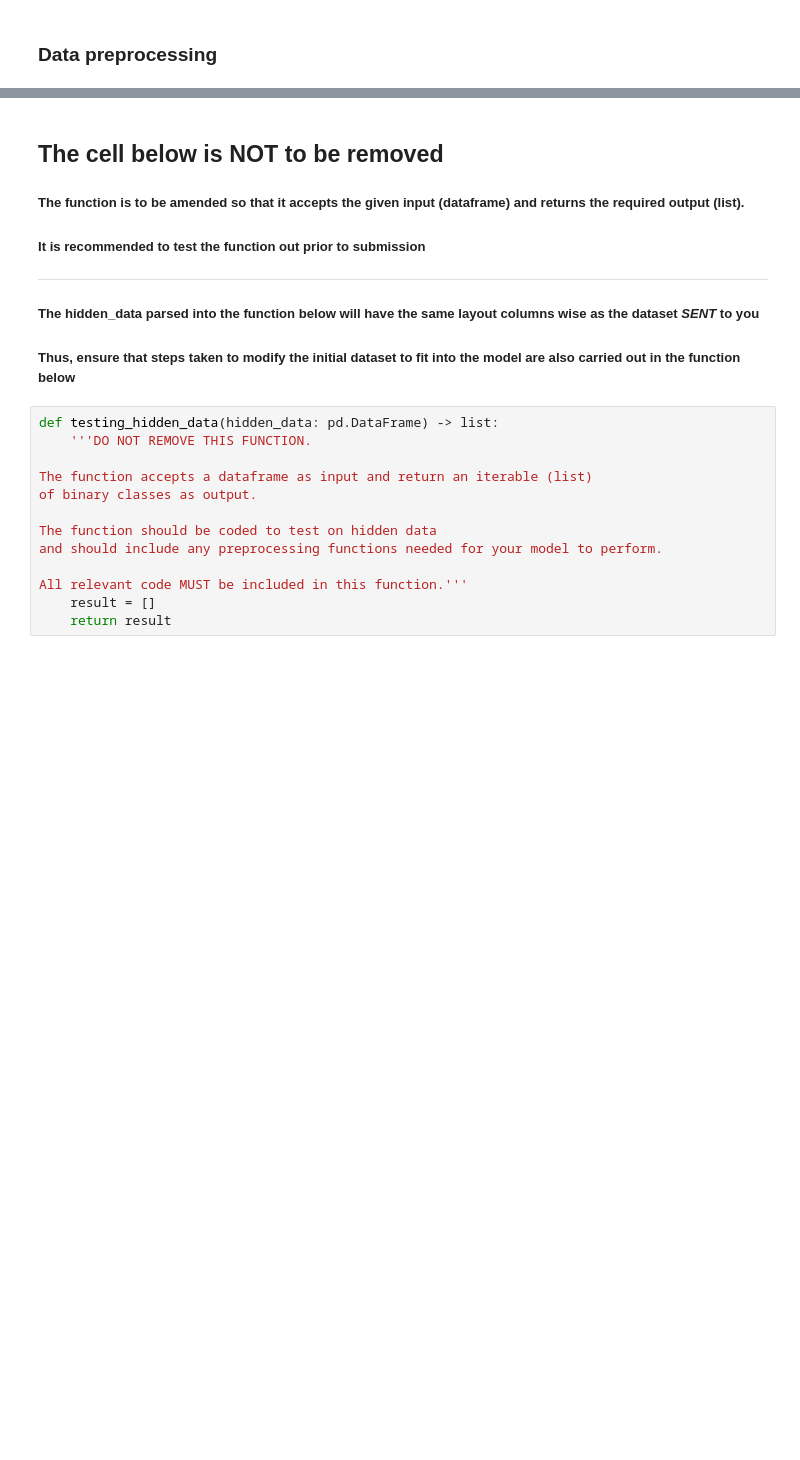
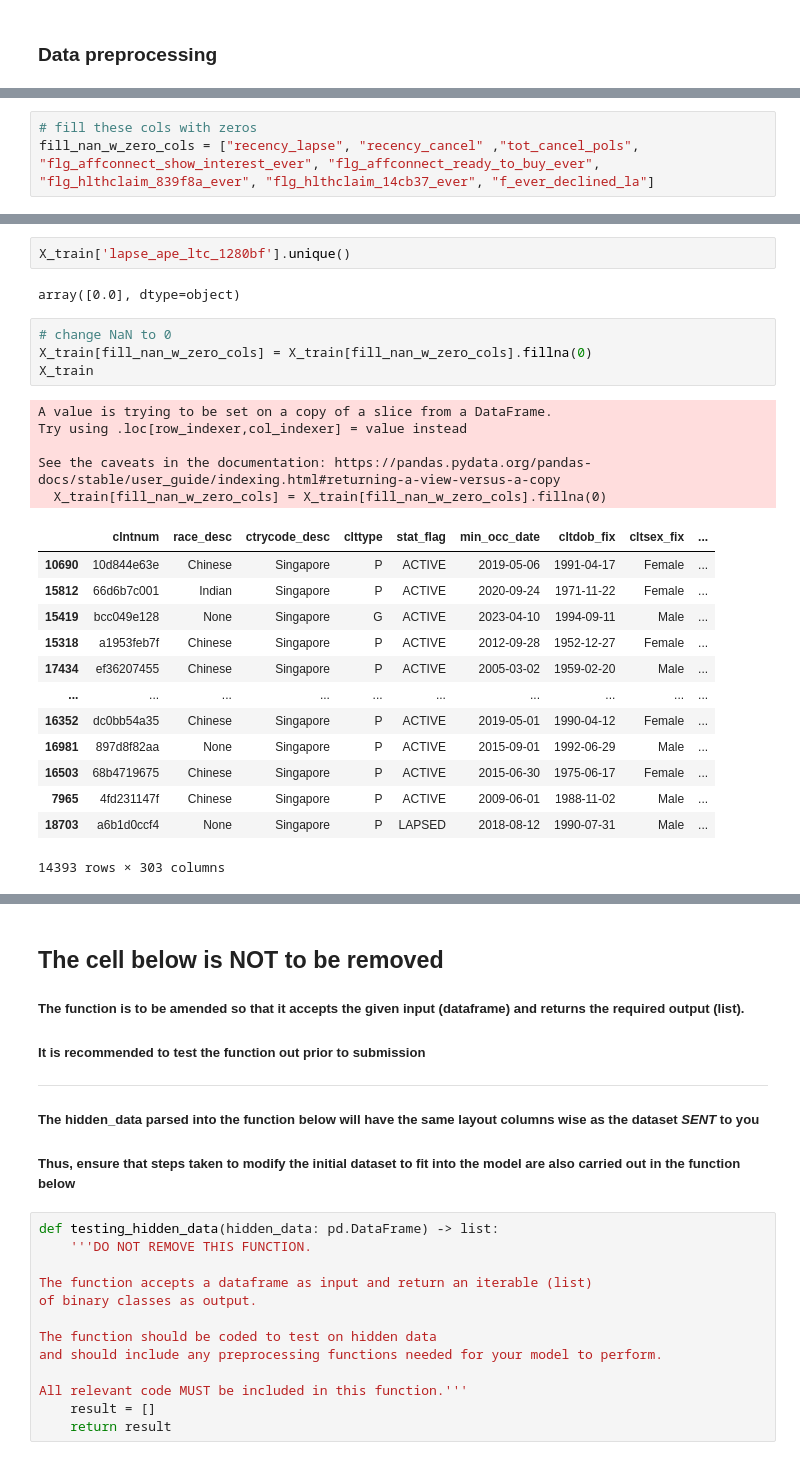
Before and after one commit to brandonneo00/NUS-SDS-Datathon-Singlife, a Jupyter notebook: NUS_DATATHON_SINGLIFE_TEAM NAME.ipynb, the cells around one changed output, grey strips where cells are left out. Drawn from its saved outputs; the diff is of its cells as text; blank space fills up the shorter version.

Commit message:
Some data preprocessing done halfway

```diff
--- a/NUS_DATATHON_SINGLIFE_TEAM NAME.ipynb
+++ b/NUS_DATATHON_SINGLIFE_TEAM NAME.ipynb
@@ -113,0 +184,3 @@ def impute(col):
+# %%
+# fill these cols with zeros
+fill_nan_w_zero_cols = ["recency_lapse", "recency_cancel" ,"tot_cancel_pols", "flg_affconnect_show_interest_ever", "flg_affconnect_ready_to_buy_ever", "flg_hlthclaim_839f8a_ever", "flg_hlthclaim_14cb37_ever", "f_ever_declined_la"]
@@ -113,0 +225,27 @@ def impute(col):
+# %%
+X_train['lapse_ape_ltc_1280bf'].unique()
+# %% [output]
+array([0.0], dtype=object)
+# %%
+# change NaN to 0
+X_train[fill_nan_w_zero_cols] = X_train[fill_nan_w_zero_cols].fillna(0)
+X_train
+# %% [output]
+A value is trying to be set on a copy of a slice from a DataFrame.
+Try using .loc[row_indexer,col_indexer] = value instead
+
+See the caveats in the documentation: https://pandas.pydata.org/pandas-docs/stable/user_guide/indexing.html#returning-a-view-versus-a-copy
+  X_train[fill_nan_w_zero_cols] = X_train[fill_nan_w_zero_cols].fillna(0)
+|  | clntnum | race_desc | ctrycode_desc | clttype | stat_flag | min_occ_date | cltdob_fix | cltsex_fix | ... |
+| 10690 | 10d844e63e | Chinese | Singapore | P | ACTIVE | 2019-05-06 | 1991-04-17 | Female | ... |
+| 15812 | 66d6b7c001 | Indian | Singapore | P | ACTIVE | 2020-09-24 | 1971-11-22 | Female | ... |
+| 15419 | bcc049e128 | None | Singapore | G | ACTIVE | 2023-04-10 | 1994-09-11 | Male | ... |
+| 15318 | a1953feb7f | Chinese | Singapore | P | ACTIVE | 2012-09-28 | 1952-12-27 | Female | ... |
+| 17434 | ef36207455 | Chinese | Singapore | P | ACTIVE | 2005-03-02 | 1959-02-20 | Male | ... |
+| ... | ... | ... | ... | ... | ... | ... | ... | ... | ... |
+| 16352 | dc0bb54a35 | Chinese | Singapore | P | ACTIVE | 2019-05-01 | 1990-04-12 | Female | ... |
+| 16981 | 897d8f82aa | None | Singapore | P | ACTIVE | 2015-09-01 | 1992-06-29 | Male | ... |
+| 16503 | 68b4719675 | Chinese | Singapore | P | ACTIVE | 2015-06-30 | 1975-06-17 | Female | ... |
+| 7965 | 4fd231147f | Chinese | Singapore | P | ACTIVE | 2009-06-01 | 1988-11-02 | Male | ... |
+| 18703 | a6b1d0ccf4 | None | Singapore | P | LAPSED | 2018-08-12 | 1990-07-31 | Male | ... |
+14393 rows × 303 columns
```
Also changed, not shown: parts of 17 cells of this notebook.
